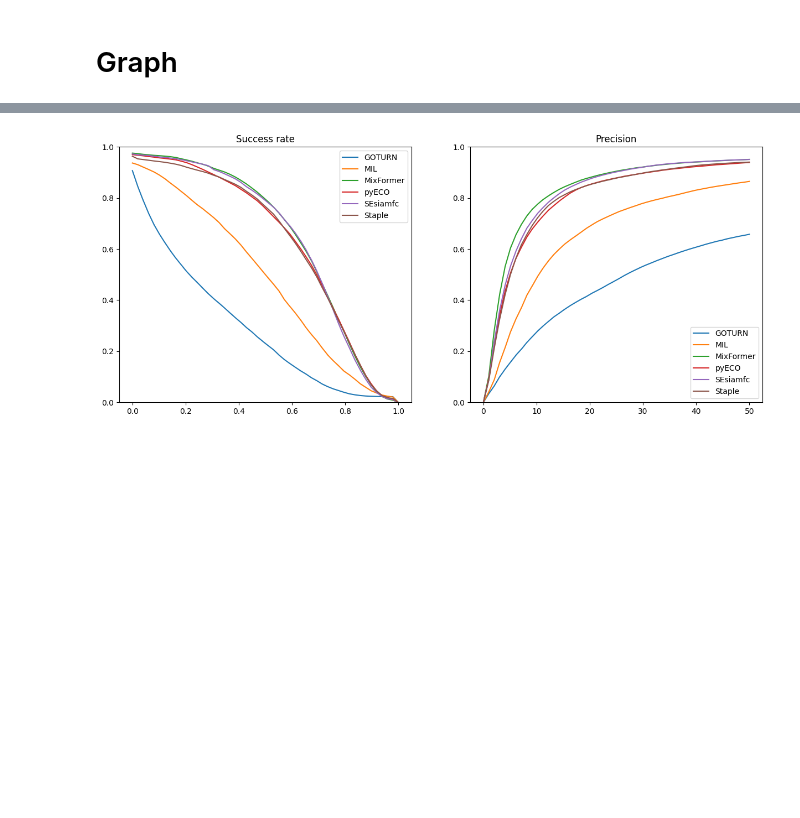
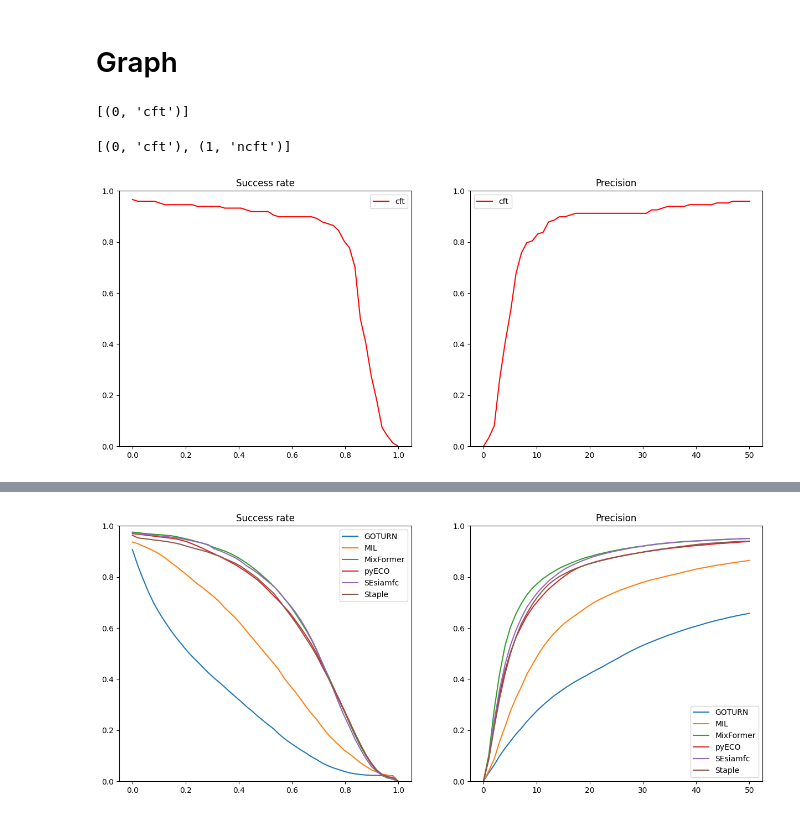
Before and after one commit to SCIA-Premium/DNN, a Jupyter notebook: benchmark_stats.ipynb, the cells around one changed output, grey strips where cells are left out. Drawn from its saved outputs; the diff is of its cells as text; code cells hidden in the pictures; blank space fills up the shorter version.

Commit message:
add comparison visualisations

```diff
--- a/benchmark_stats.ipynb
+++ b/benchmark_stats.ipynb
@@ -13,3 +13,5 @@ from pathlib import Path
 from typing import *
 # %% [markdown]
 # Graph
+# %%
+d = {"cft":["a", "b"], "ncft":["c"]}
@@ -16,3 +20,11 @@ from typing import *
+# %%
+list(enumerate(d2))
+# %% [output]
+[(0, 'cft')]
+# %%
+list(enumerate(d))
+# %% [output]
+[(0, 'cft'), (1, 'ncft')]
 # %%
 import numpy as np
 import json
@@ -64,21 +76,33 @@ def get_models_curves(directory, dataset="mytc128", mode="iou"):
     benchmarks = get_models_benchmark_from_json(directory, dataset, mode)
     return get_benchmark_curves(benchmarks, mode=mode)
 
-def plot_curves_dataset(directory, dataset):
+def plot_curves_dataset(directory, dataset, d={}):
     fig, ax = plt.subplots(1,2)
     fig.set_size_inches(15, 6)
 
-    def plot_curve(ax, title, mode):
+    def plot_curve(ax, title, mode, d={}):
         curves = get_models_curves("results", dataset, mode)
         x = np.linspace(0,1) if mode == "iou" else np.linspace(0,50)
-        for model in curves:
-            ax.plot(x, curves[model], label=model)
+        if d!={}:
+            color = ['r', 'b']
+            for (index, category) in enumerate(d):
+                for model in d[category]:
+                    ax.plot(x, curves[model], color=color[index])
+                ax.plot([],[], color[index], label=category)
+        else:
+            for model in curves:
+                ax.plot(x, curves[model], label=model)
         ax.set_title(title)
         ax.legend()
         ax.set_ylim(0,1)
 
-    plot_curve(ax[0], "Success rate", mode="iou")
-    plot_curve(ax[1], "Precision", mode="distance")
+    plot_curve(ax[0], "Success rate", mode="iou", d=d)
+    plot_curve(ax[1], "Precision", mode="distance", d=d)
 
     plt.savefig(f"results_{dataset}.png")
     plt.show()
+# %%
+# plot_curves_dataset("results", "mytc128", d={"cft":["Staple","pyECO","SEsiamfc"], "ncft":["MIL", "GOTURN", "MixFormer"]})
+plot_curves_dataset("results", "mytc128", d={"cft":["Staple"]})
+# %% [output]
+[figure, added]
```
Also changed, not shown: parts of 2 cells of this notebook.
